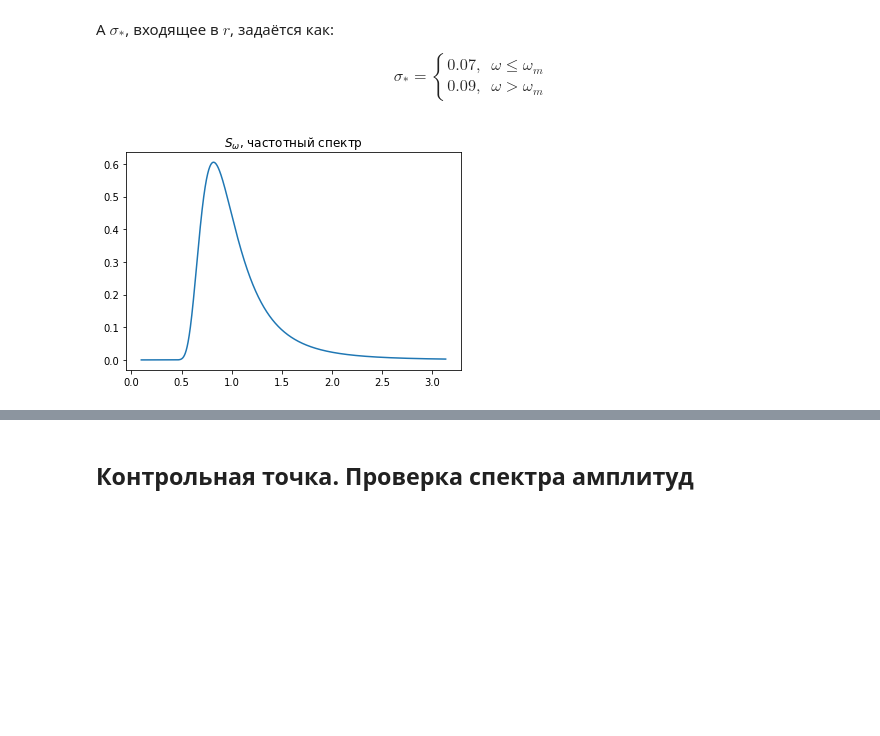
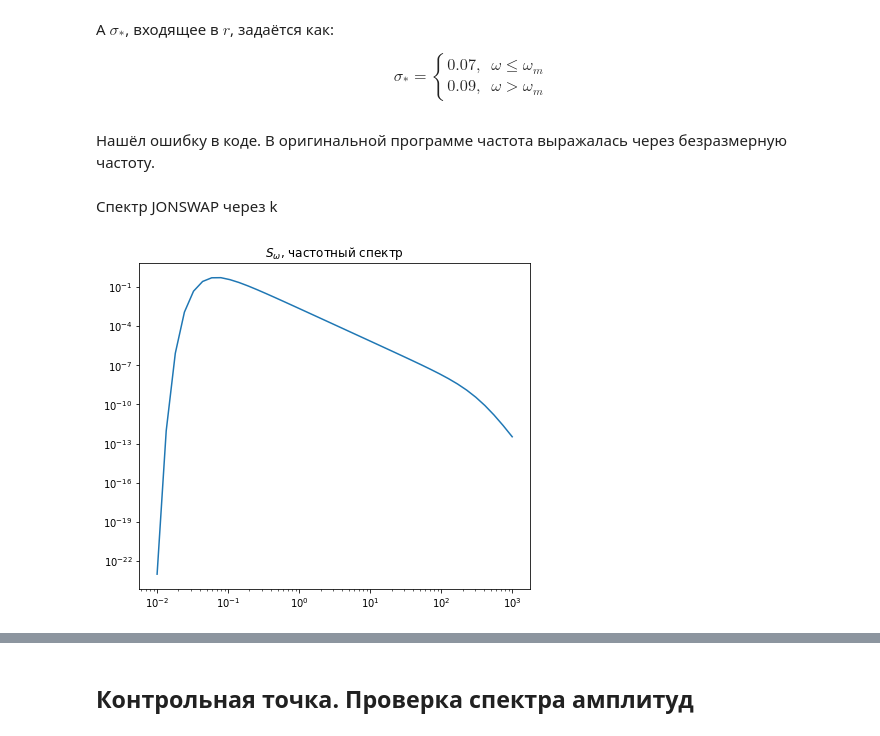
Before and after one commit to KirillPonur/water, a Jupyter notebook: model.ipynb, the cells around one changed output, grey strips where cells are left out. Drawn from its saved outputs; the diff is of its cells as text; code cells hidden in the pictures; blank space fills up the shorter version.

```diff
--- a/model.ipynb
+++ b/model.ipynb
@@ -86,7 +88,13 @@ def k_max(U10):
     k_max=0.697*g/U10**2
     return k_max
 
-def omega_k(k):
+def omega_k(k): # Пересчет волнового числа в частоту по полному дисперсионному
 #     omega_k=(g*k)**(1/2) #Простое дисперсионное
     omega_k=(g*k+0.0748*k**3/1000)**(1/2) #Сложное дисперсионное
     return omega_k
+
+
+
+def omega(x, U10):
+    omega=g*omega_tilde(x)/U10
+    return omega
@@ -150,3 +164,5 @@ def Gamma(x):
+# %% [markdown]
+Нашёл ошибку в коде. В оригинальной программе частота выражалась через безразмерную частоту.
 # %%
 def S0(k,U10,x):
     omega=omega_k(k)
@@ -168,3 +184,5 @@ def S0(k,U10,x):
         gamma**r(omega,omega_m)
     )
     return S0
+# %% [markdown]
+Спектр JONSWAP через k
@@ -171,24 +209,24 @@ def S0(k,U10,x):
 # %%
 U10=10
 y=[]
-k=np.linspace(0.001,1,10000)
+k=logspace(-2,3,10*4)
 for i in k:
     y.append(S0(i,U10,x))
 
-plot(sqrt(k*g),y)
+loglog(k,y)
 title('$S_{\omega}$, частотный спектр')
 show()
 # plot(k,y)
 # title('$S_k$ спектр')
 # show()
 # lam=2*pi/k
 # y=[y[i] for i in argsort(lam)]
 # lam=sort(lam)
 # plot(lam[0:argmax(y)+350],y[0:argmax(y)+350])
 # title('$S_{\lambda}$ спектр')
 # show()
 # %% [output]
-[figure, old version]
+[figure, new version]
 # %%
 def S(k,U10,x):
     omega=omega_k(k)
```
Also changed, not shown: parts of 13 cells of this notebook, 19 other files.
